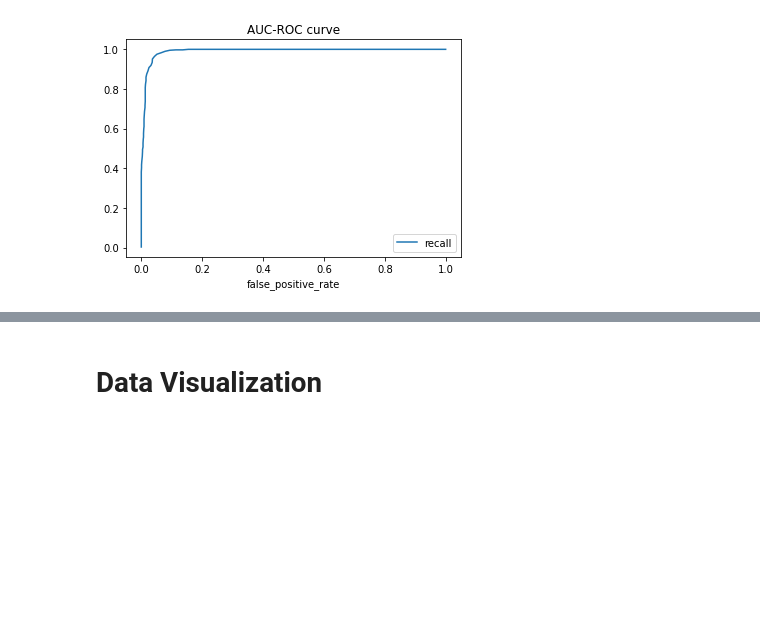
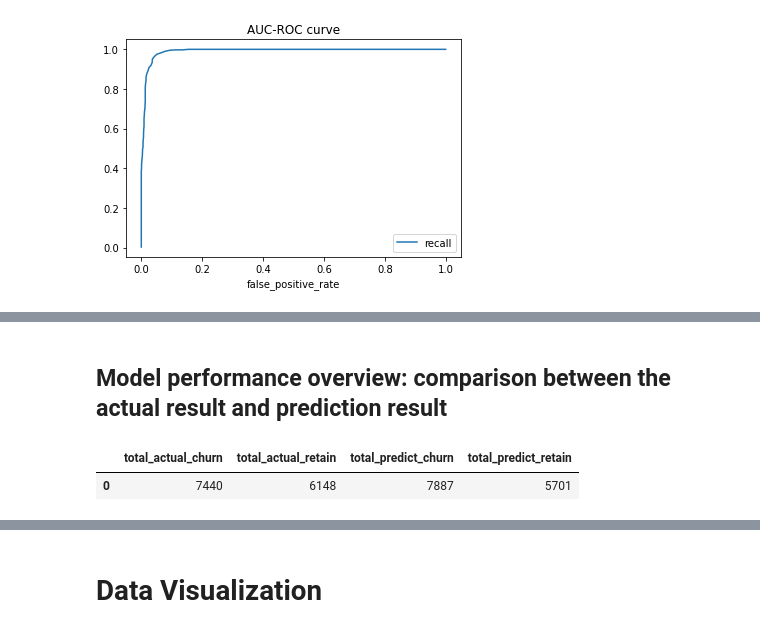
Before and after one commit to Aksh-Narayana/User-Retention-Prediction-Application, a Jupyter notebook: User_Retention_Prediction_Application_ipynb.ipynb, the cells around one changed output, grey strips where cells are left out. Drawn from its saved outputs; the diff is of its cells as text; code cells hidden in the pictures; blank space fills up the shorter version.

```diff
--- a/User_Retention_Prediction_Application_ipynb.ipynb
+++ b/User_Retention_Prediction_Application_ipynb.ipynb
@@ -886,0 +978,15 @@ df_roc.plot(x="false_positive_rate", y="recall", title="AUC-ROC curve")
+# %% [markdown]
+## Model performance overview: comparison between the actual result and prediction result
+# %%
+%%bigquery --project $PROJECT_ID
+
+SELECT
+    COUNTIF(churned=1) as total_actual_churn,
+    COUNTIF(churned=0) as total_actual_retain,
+    COUNTIF(predicted_churned=1) as total_predict_churn,
+    COUNTIF(predicted_churned=0) as total_predict_retain
+FROM
+    bqmlga4.prediction_xgboost
+# %% [output]
+|  | total_actual_churn | total_actual_retain | total_predict_churn | total_predict_retain |
+| 0 | 7440 | 6148 | 7887 | 5701 |
```
Also changed, not shown: parts of 39 cells of this notebook.
